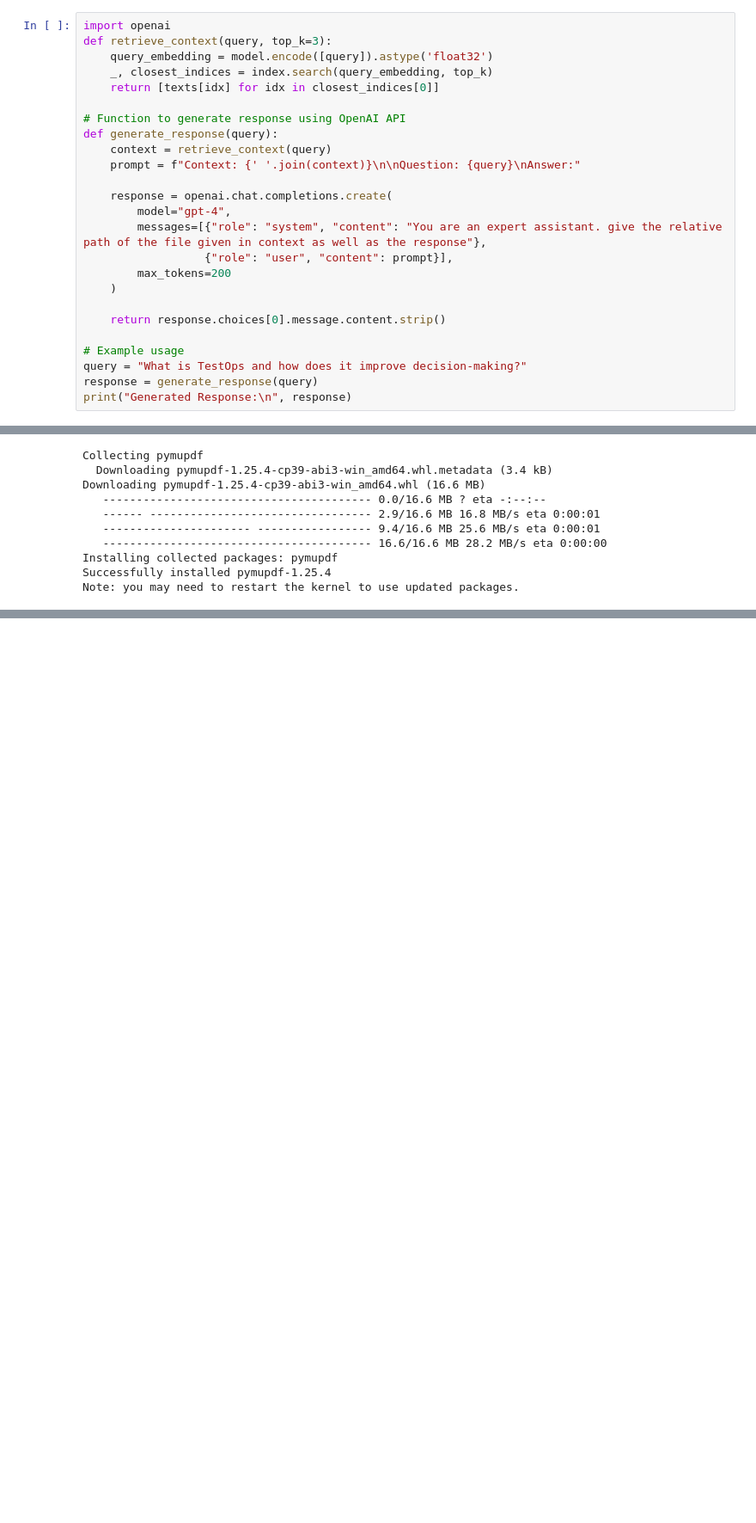
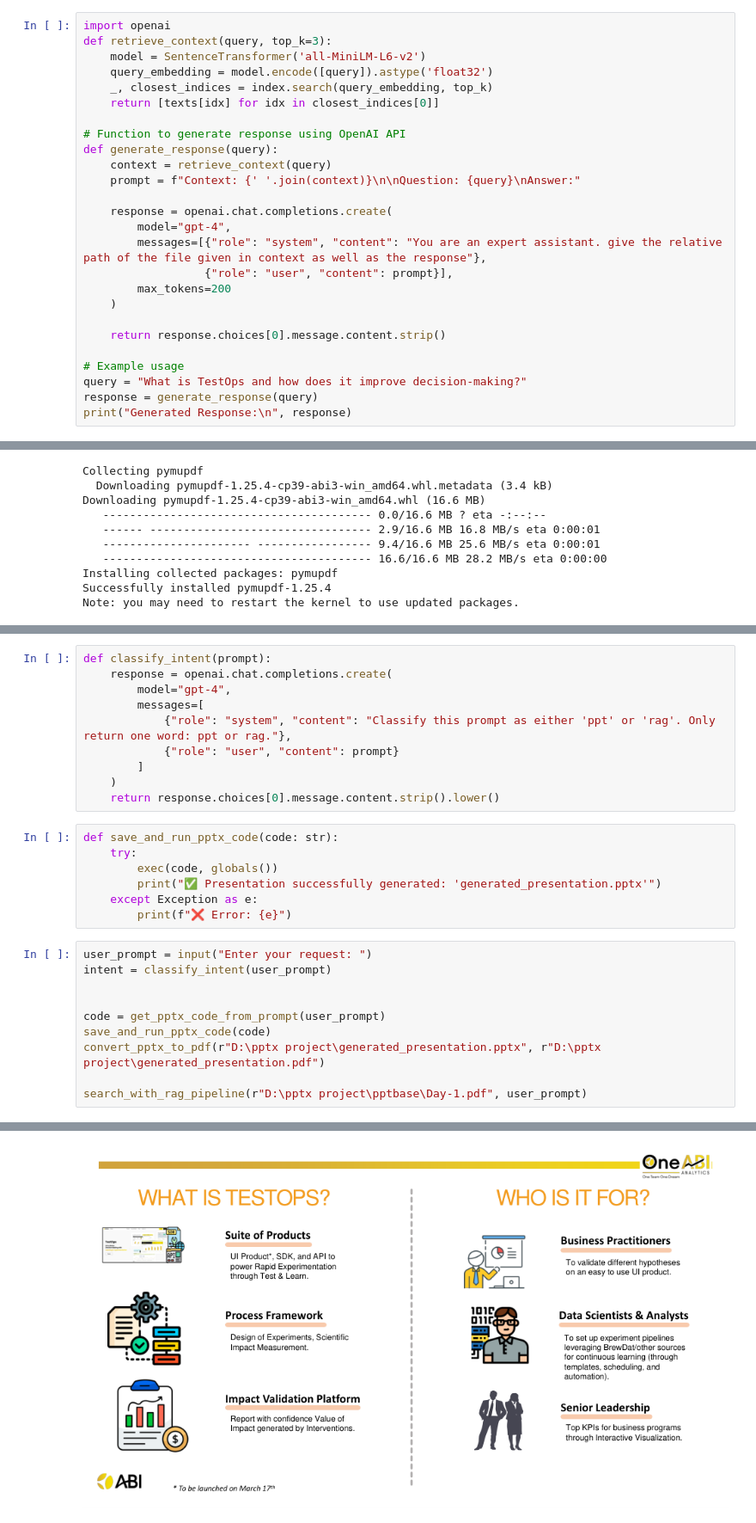
Before and after one commit to kumarjitpathakbangalore/pathaks_dimension, a Jupyter notebook: projects/ppt_search/reader.ipynb, the cells around one changed output, grey strips where cells are left out. Shown at 86% size. Cells and saved outputs as stored; diff of their text form; blank space fills up the shorter version.

Commit message:
Completed ppt search

```diff
--- a/projects/ppt_search/reader.ipynb
+++ b/projects/ppt_search/reader.ipynb
@@ -407,6 +393,7 @@ TestOps aims for a Vision of 2025 with Simulation, Testing, & Learning methodolo
 # %%
 import openai
 def retrieve_context(query, top_k=3):
+    model = SentenceTransformer('all-MiniLM-L6-v2')
     query_embedding = model.encode([query]).astype('float32')
     _, closest_indices = index.search(query_embedding, top_k)
     return [texts[idx] for idx in closest_indices[0]]
@@ -518,0 +556,28 @@ show_pdf_page(r"D:\pptx project\pptbase\Day-1.pdf", 2)  # Show page 2
+# %%
+def classify_intent(prompt):
+    response = openai.chat.completions.create(
+        model="gpt-4",
+        messages=[
+            {"role": "system", "content": "Classify this prompt as either 'ppt' or 'rag'. Only return one word: ppt or rag."},
+            {"role": "user", "content": prompt}
+        ]
+    )
+    return response.choices[0].message.content.strip().lower()
+# %%
+def save_and_run_pptx_code(code: str):
+    try:
+        exec(code, globals())
+        print("✅ Presentation successfully generated: 'generated_presentation.pptx'")
+    except Exception as e:
+        print(f"❌ Error: {e}")
+# %%
+user_prompt = input("Enter your request: ")
+intent = classify_intent(user_prompt)
+
+
+code = get_pptx_code_from_prompt(user_prompt)
+save_and_run_pptx_code(code)
+convert_pptx_to_pdf(r"D:\pptx project\generated_presentation.pptx", r"D:\pptx project\generated_presentation.pdf")
+
+search_with_rag_pipeline(r"D:\pptx project\pptbase\Day-1.pdf", user_prompt)
+# %% [output]
@@ -518,0 +587 @@ show_pdf_page(r"D:\pptx project\pptbase\Day-1.pdf", 2)  # Show page 2
+[figure, added]
```
Also changed, not shown: parts of 8 cells of this notebook.
